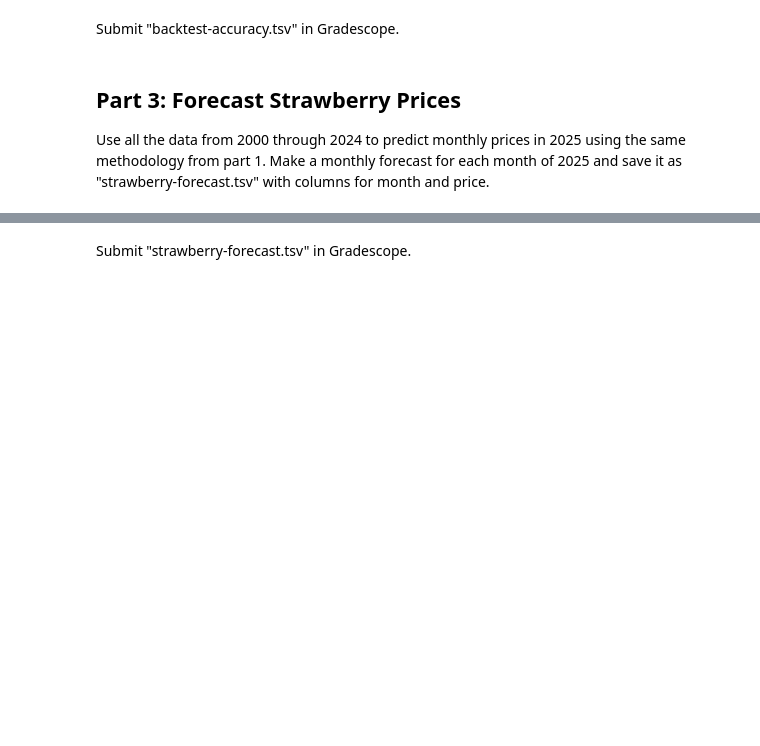
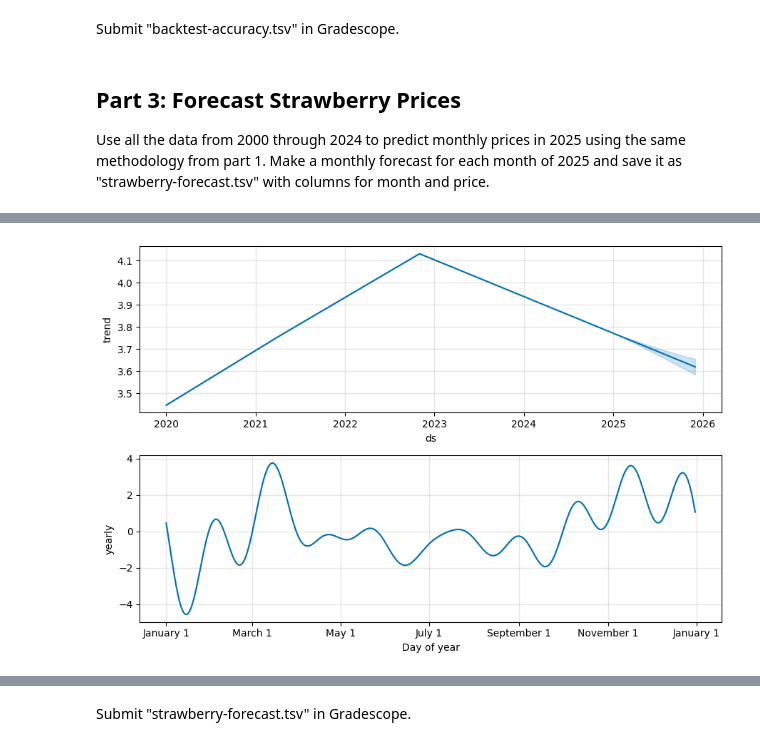
Before and after one commit to cfornesa/dx704-project-02, a Jupyter notebook: project.ipynb, the cells around one changed output, grey strips where cells are left out. Cells and saved outputs as stored; diff of their text form; code cells hidden in the pictures; blank space fills up the shorter version.

```diff
--- a/project.ipynb
+++ b/project.ipynb
@@ -286,0 +406,4 @@ Ellipsis
+# %%
+mod_3.plot_components(mod_3_forecast);
+# %% [output]
+[figure, added]
```
Also changed, not shown: parts of 19 cells of this notebook, 2 other files.
